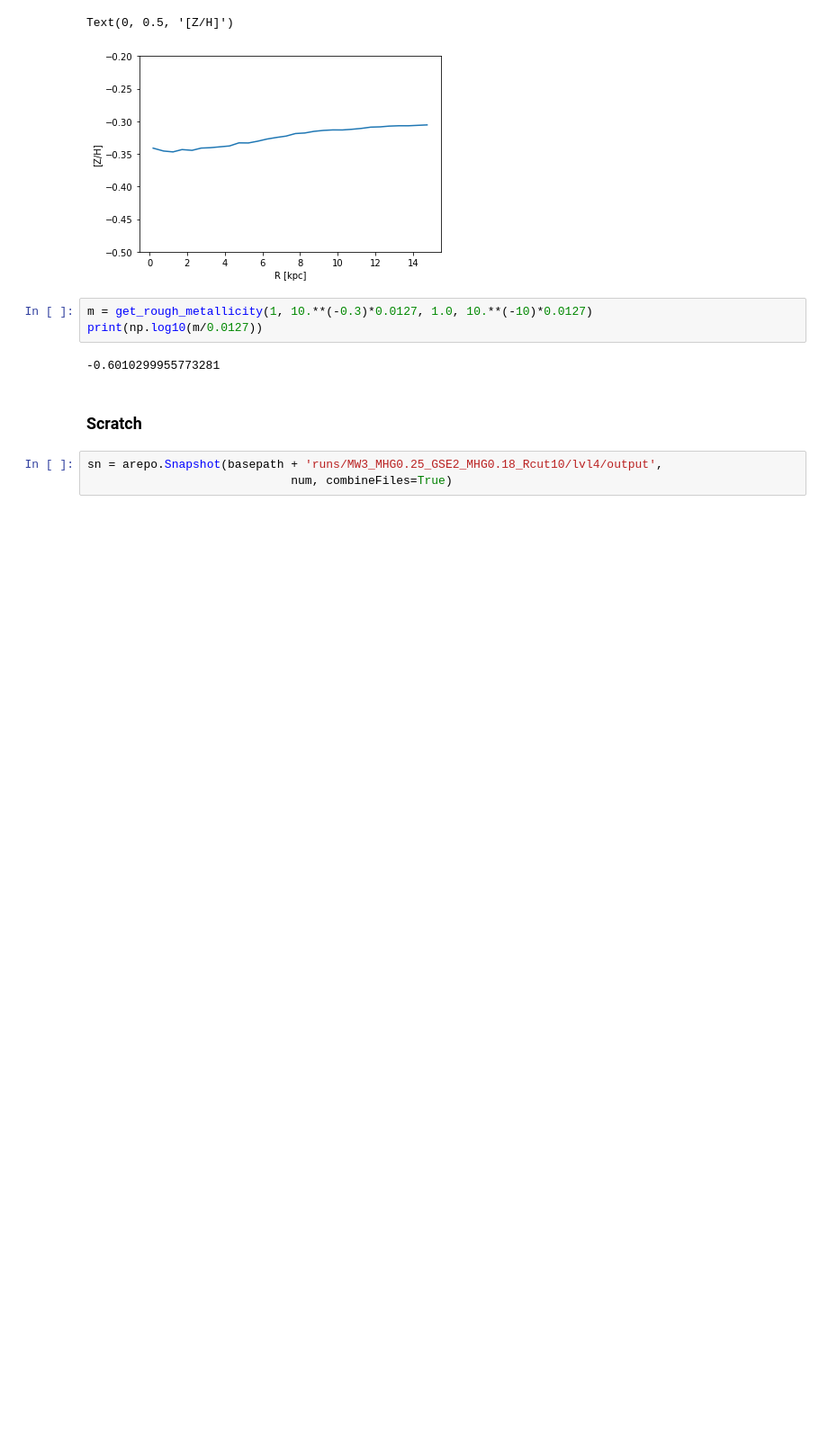
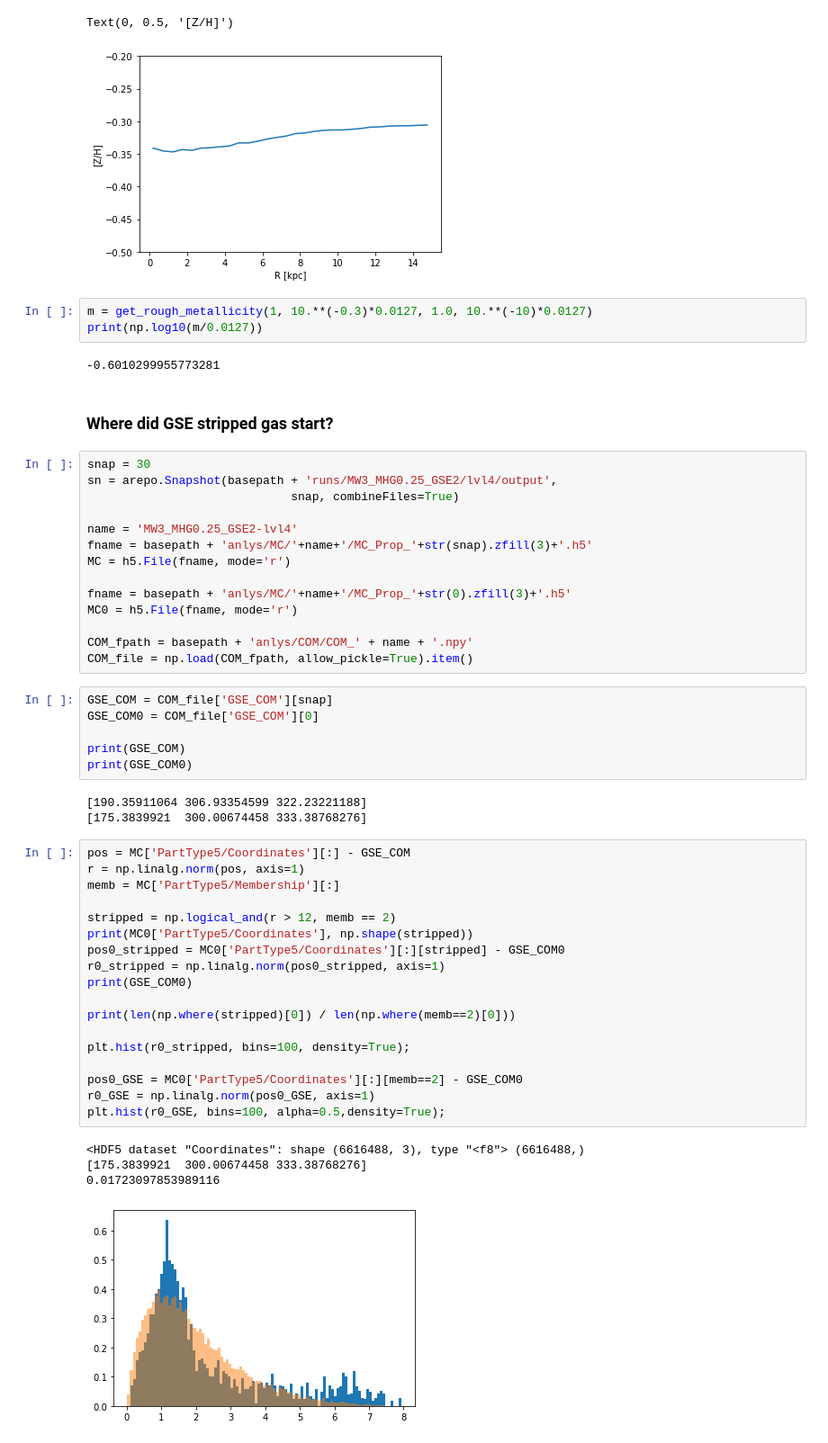
Before and after one commit to gusbeane/GSEgas, a Jupyter notebook: notebooks/MC_tracer.ipynb, the cells around one changed output. Shown: that part at 90% size. Drawn from its saved outputs; the diff is of its cells as text; blank space fills up the shorter version.

```diff
--- a/notebooks/MC_tracer.ipynb
+++ b/notebooks/MC_tracer.ipynb
@@ -589,7 +624,50 @@ print(np.log10(m/0.0127))
 # %% [output]
 -0.6010299955773281
 # %% [markdown]
-### Scratch
+### Where did GSE stripped gas start?
 # %%
-sn = arepo.Snapshot(basepath + 'runs/MW3_MHG0.25_GSE2_MHG0.18_Rcut10/lvl4/output',
-                             num, combineFiles=True)
+snap = 30
+sn = arepo.Snapshot(basepath + 'runs/MW3_MHG0.25_GSE2/lvl4/output',
+                             snap, combineFiles=True)
+
+name = 'MW3_MHG0.25_GSE2-lvl4'
+fname = basepath + 'anlys/MC/'+name+'/MC_Prop_'+str(snap).zfill(3)+'.h5'
+MC = h5.File(fname, mode='r')
+
+fname = basepath + 'anlys/MC/'+name+'/MC_Prop_'+str(0).zfill(3)+'.h5'
+MC0 = h5.File(fname, mode='r')
+
+COM_fpath = basepath + 'anlys/COM/COM_' + name + '.npy'
+COM_file = np.load(COM_fpath, allow_pickle=True).item()
+# %%
+GSE_COM = COM_file['GSE_COM'][snap]
+GSE_COM0 = COM_file['GSE_COM'][0]
+
+print(GSE_COM)
+print(GSE_COM0)
+# %% [output]
+[190.35911064 306.93354599 322.23221188]
+[175.3839921  300.00674458 333.38768276]
+# %%
+pos = MC['PartType5/Coordinates'][:] - GSE_COM
+r = np.linalg.norm(pos, axis=1)
+memb = MC['PartType5/Membership'][:]
+
+stripped = np.logical_and(r > 12, memb == 2)
+print(MC0['PartType5/Coordinates'], np.shape(stripped))
+pos0_stripped = MC0['PartType5/Coordinates'][:][stripped] - GSE_COM0
+r0_stripped = np.linalg.norm(pos0_stripped, axis=1)
+print(GSE_COM0)
+
+print(len(np.where(stripped)[0]) / len(np.where(memb==2)[0]))
+
+plt.hist(r0_stripped, bins=100, density=True);
+
+pos0_GSE = MC0['PartType5/Coordinates'][:][memb==2] - GSE_COM0
+r0_GSE = np.linalg.norm(pos0_GSE, axis=1)
+plt.hist(r0_GSE, bins=100, alpha=0.5,density=True);
+# %% [output]
+<HDF5 dataset "Coordinates": shape (6616488, 3), type "<f8"> (6616488,)
+[175.3839921  300.00674458 333.38768276]
+0.01723097853989116
+[figure, added]
```
Also changed, not shown: parts of 15 cells of this notebook, 5 other files.
